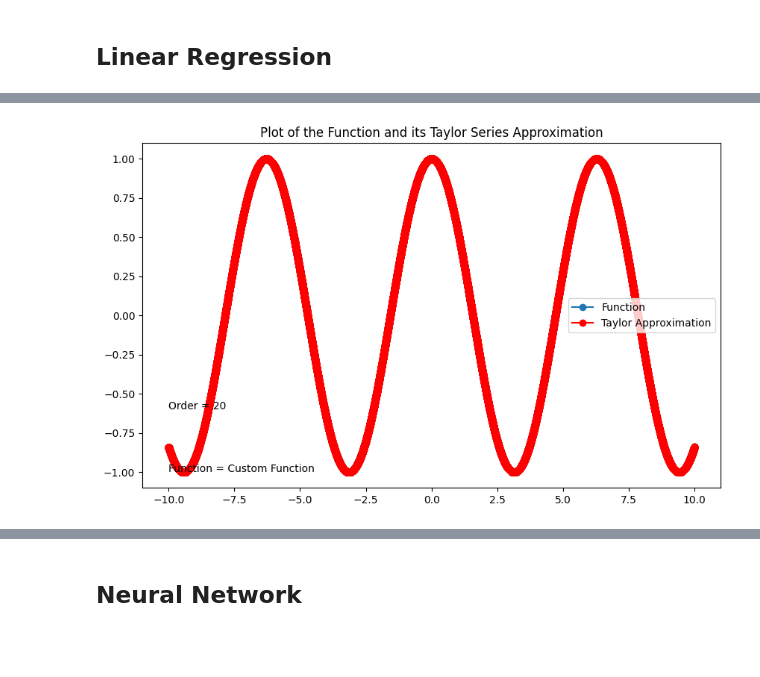
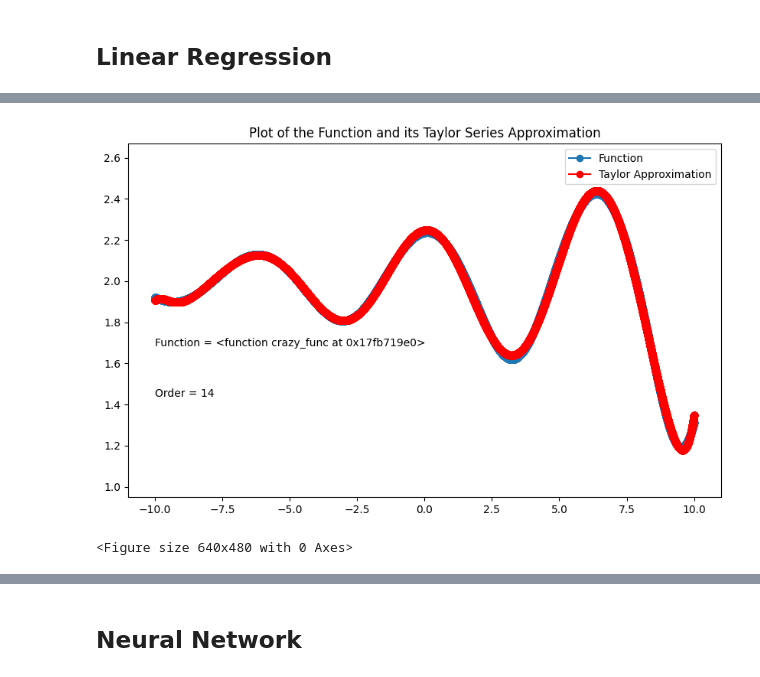
Before and after one commit to chenjoshua7/chenjoshua7.github.io, a Jupyter notebook: notebooks/taylorseries.ipynb, the cells around one changed output, grey strips where cells are left out. Saved outputs shown, nothing was run; the diff lists cells and outputs as text; code cells hidden in the pictures; blank space fills up the shorter version.

```diff
--- a/notebooks/taylorseries.ipynb
+++ b/notebooks/taylorseries.ipynb
@@ -278,7 +277,8 @@ KeyboardInterrupt:
-# %%
-LinearApprox.plot_function(N=20, func = "cosine")
-# %% [output]
-[figure, removed]
+# %%
+linear_approx.visualize_plots(N= 14, func = crazy_func)
+# %% [output]
+[figure, added]
+<Figure size 640x480 with 0 Axes>
 # %%
 [round(i, 4) for i in LinearApprox.coefs]
 # %% [output]
```
Also changed, not shown: parts of 24 cells of this notebook, 2 other files.
